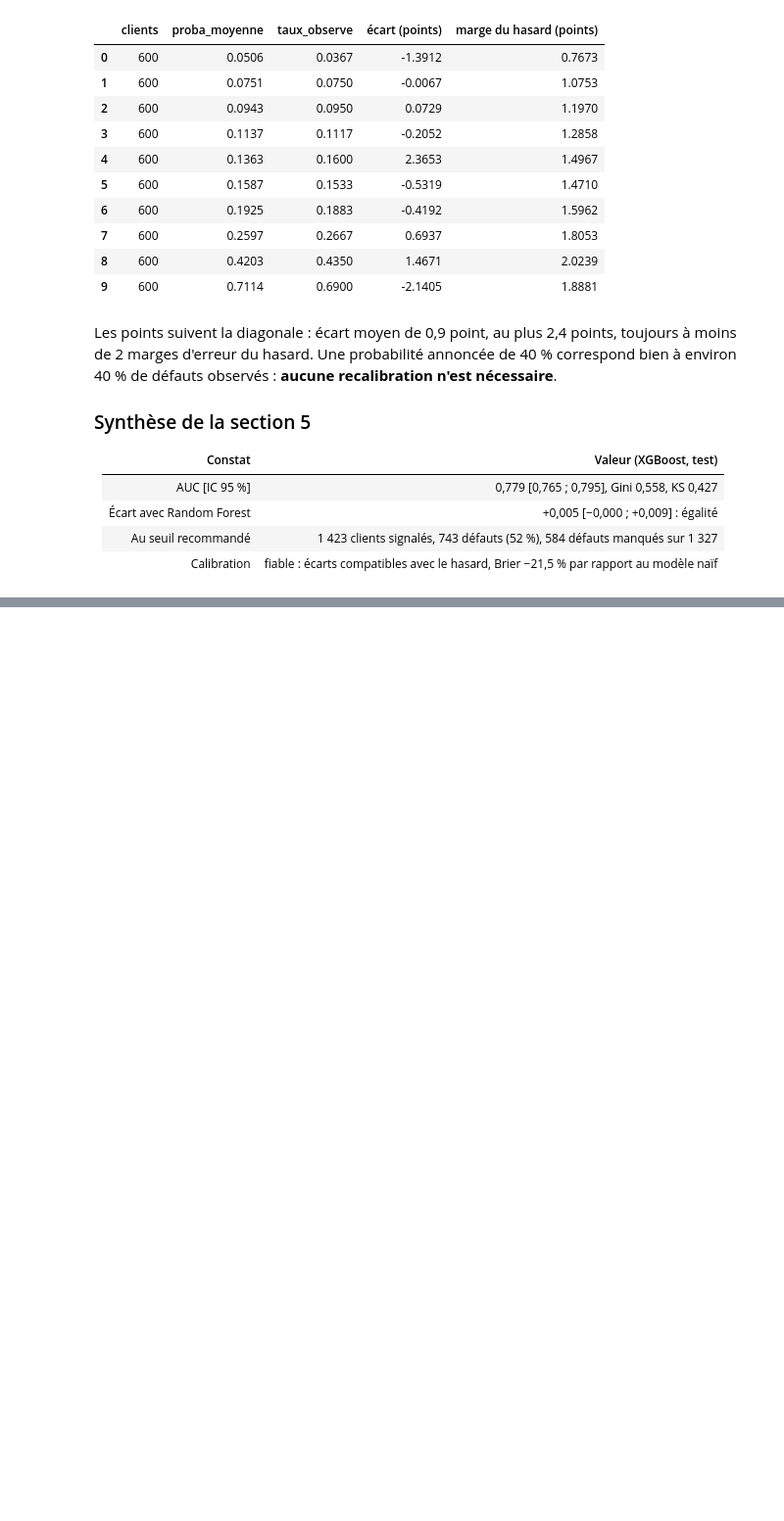
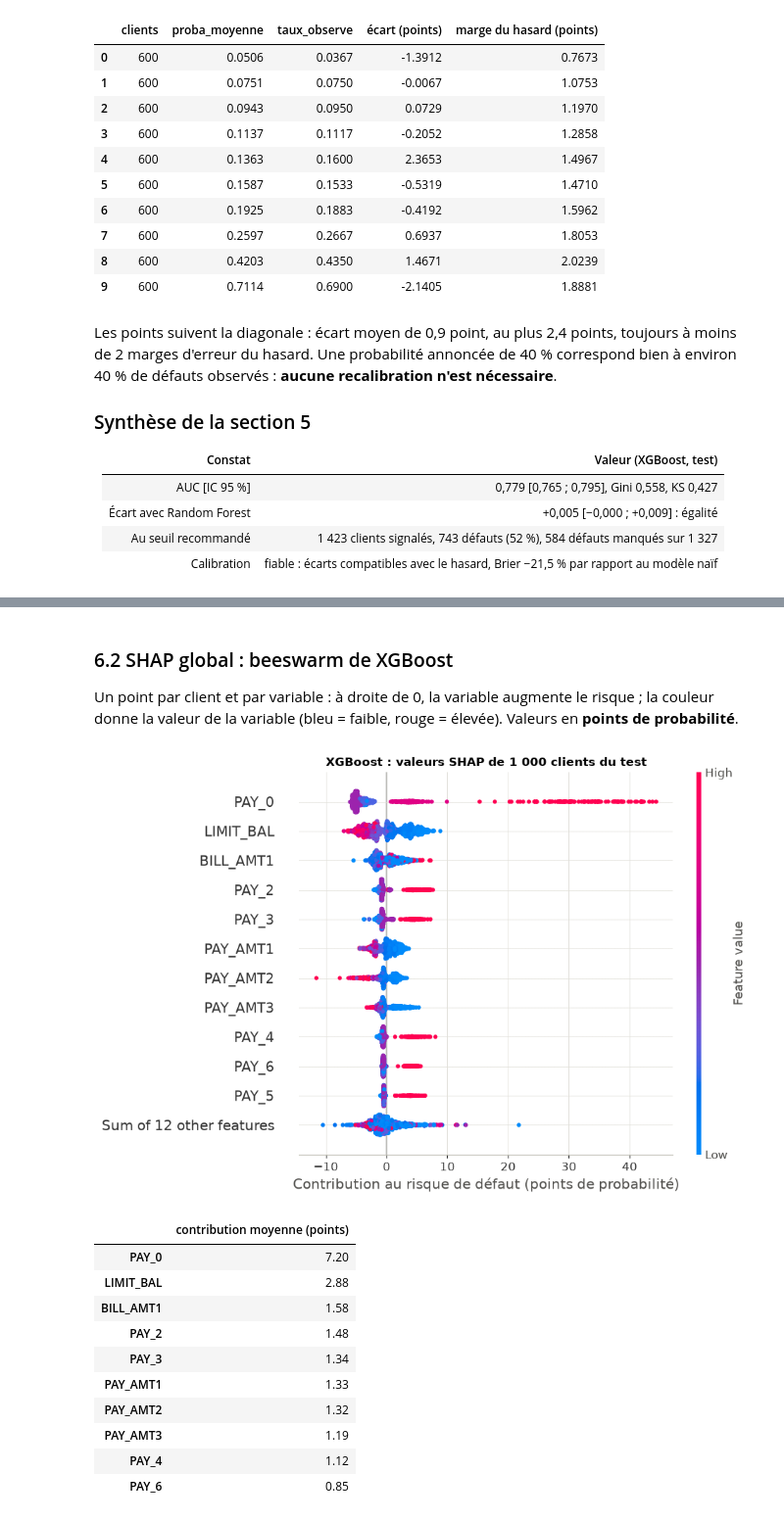
Before and after one commit to aljene307/credit-scoring-xai, a Jupyter notebook: notebooks/analyse_credit.ipynb, the cells around one changed output, grey strips where cells are left out. Shown at 98% size. Drawn from its saved outputs; the diff is of its cells as text; code cells hidden in the pictures; blank space fills up the shorter version.

```diff
--- a/notebooks/analyse_credit.ipynb
+++ b/notebooks/analyse_credit.ipynb
@@ -1022,0 +1032,20 @@ défauts observés : **aucune recalibration n'est nécessaire**.
+# %%
+import warnings
+
+from tqdm import TqdmWarning
+
+# Avertissement de tqdm au chargement de SHAP : sans intérêt ici, et il afficherait un chemin local.
+warnings.filterwarnings("ignore", category=TqdmWarning)
+import shap
+
+from credit_scoring.explain import (IMPORTANCE_LABELS, LimeExplainer, ShapExplainer, agreement,
+                                    model_importance, summary_sentence, top_features)
+from credit_scoring.global_explanations import load_global, reference_background
+
+explications = load_global(MODELS_DIR)
+shap_xgb = explications["valeurs_shap"]["xgboost"]
+shap_lr = explications["valeurs_shap"]["logreg"]
+base_xgb = explications["shap"]["xgboost"]["valeur_de_base"]
+print(f"{explications['clients_expliques']} clients expliqués ; {explications['clients_reference']} clients de "
+      f"référence ({explications['tirage_reference']}) ; valeur de base XGBoost {base_xgb:.4f}")
+print("Échelles :", {nom: v["echelle"] for nom, v in explications["shap"].items()})
@@ -1022,0 +1118,28 @@ défauts observés : **aucune recalibration n'est nécessaire**.
+# %% [markdown]
+### 6.2 SHAP global : beeswarm de XGBoost
+
+Un point par client et par variable : à droite de 0, la variable augmente le risque ; la couleur donne
+la valeur de la variable (bleu = faible, rouge = élevée). Valeurs en **points de probabilité**.
+# %%
+explication_globale = shap.Explanation(values=shap_xgb.values * 100, base_values=base_xgb * 100,
+                                      data=X_test_ref.loc[shap_xgb.index].values, feature_names=variables)
+shap.plots.beeswarm(explication_globale, max_display=12, show=False)
+plt.gcf().set_size_inches(9, 6)
+plt.xlabel("Contribution au risque de défaut (points de probabilité)")
+plt.title("XGBoost : valeurs SHAP de 1 000 clients du test", fontsize=11)
+plt.tight_layout()
+plt.show()
+(shap_xgb.abs().mean() * 100).nlargest(10).round(2).rename("contribution moyenne (points)").to_frame()
+# %% [output]
+[figure, added]
+|  | contribution moyenne (points) |
+| PAY_0 | 7.20 |
+| LIMIT_BAL | 2.88 |
+| BILL_AMT1 | 1.58 |
+| PAY_2 | 1.48 |
+| PAY_3 | 1.34 |
+| PAY_AMT1 | 1.33 |
+| PAY_AMT2 | 1.32 |
+| PAY_AMT3 | 1.19 |
+| PAY_4 | 1.12 |
+| PAY_6 | 0.85 |
```
Also changed, not shown: parts of 21 cells of this notebook.
